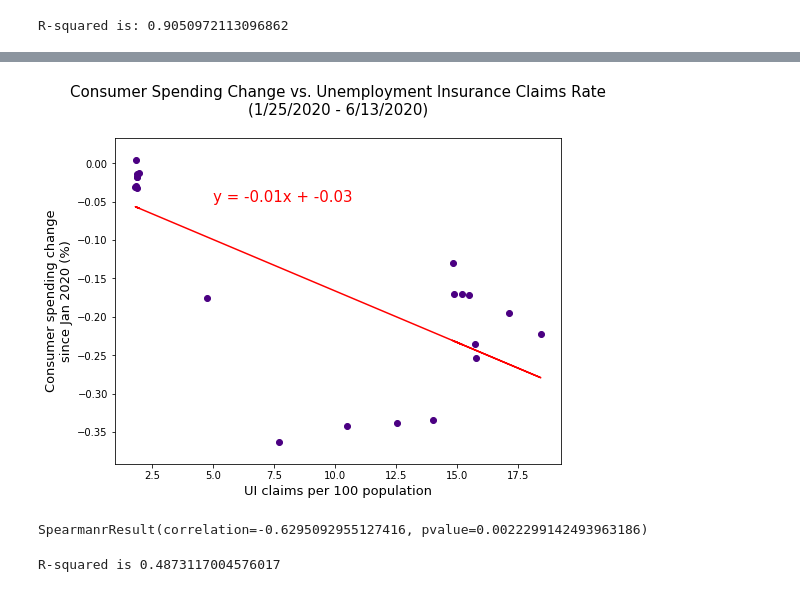
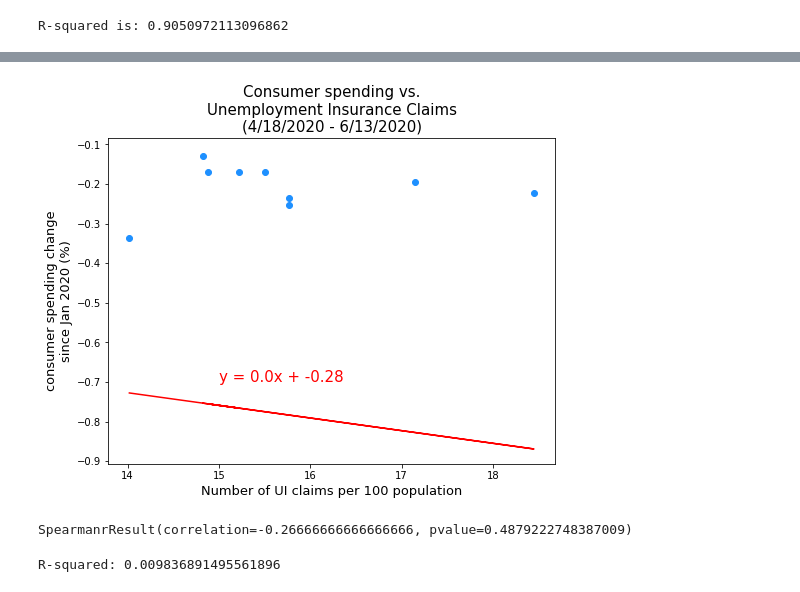
Before and after one commit to Starlinf/Project1, a Jupyter notebook: Project1_Q2.ipynb, the cells around one changed output, grey strips where cells are left out. Cells and saved outputs as stored; diff of their text form; code cells hidden in the pictures.

Commit message:
Cleaned up codes

```diff
--- a/Project1_Q2.ipynb
+++ b/Project1_Q2.ipynb
@@ -645,0 +541,4 @@ R-squared is: 0.9050972113096862
+# %%
+# Scatter plot 2: Consumer spending vs. unemployment insurance claims rate between March 7 - Apr 11 / Top 5 states & FL
+states_mar_apr = clean_cs_uic_df[clean_cs_uic_df.date.between('2020-03-07', '2020-04-11')]
+states_mar_apr.head()
@@ -645,0 +593,4 @@ R-squared is: 0.9050972113096862
+# %%
+# Scatter plot 3: Consumer spending vs. unemployment insurance claims rate between Apr 18 - Jun 13 / Top 5 states & FL
+states_apr_jun = clean_cs_uic_df[clean_cs_uic_df.date.between('2020-04-18', '2020-06-13')]
+states_apr_jun.head()
@@ -646,34 +604,37 @@ R-squared is: 0.9050972113096862
 # %%
-# Scatter plot 2: Consumer spending vs. unemployment insurance claims RATE between Jan and Jun
+states_cs2 = states_apr_jun.groupby('date')['spend_all'].mean()
+states_ui2 = states_apr_jun.groupby('date')['total_claims_rate'].mean()
 
-(slope2, intercept2, rvalue2, pvalue2, stderr2) = stats.linregress(total_claims_rate, total_spending)
-regress_values2 = total_claims_rate * slope2 + intercept2
-line_eq2 = "y = " + str(round(slope2,2)) + "x + " + str(round(intercept2,2))
+(slope6, intercept6, rvalue6, pvalue6, stderr6) = stats.linregress(states_ui2, states_cs2)
+regress_values6 = states_ui2 * slope5 + intercept6
+line_eq6 = "y = " + str(round(slope6,2)) + "x + " + str(round(intercept6,2))
 
-plt.figure(figsize=(8,6)).tight_layout()
+plt.figure(figsize=(8,6))
+
 plt.scatter(
-    total_claims_rate, total_spending,
+    states_ui2, states_cs2,
     marker='o',
-    facecolors='indigo',
-    edgecolors='indigo',
-)
-plt.plot(total_claims_rate,regress_values2,"r-")
-plt.annotate(line_eq2,(5, -0.05),fontsize=15,color="red")
+    facecolors='dodgerblue',
+    edgecolors='dodgerblue')
+plt.plot(states_ui2,regress_values6,"r-")
+plt.annotate(line_eq6,(15, -0.7),fontsize=15,color="red")
 
-plt.title('Consumer Spending Change vs. Unemployment Insurance Claims Rate\n(1/25/2020 - 6/13/2020)\n', fontsize=15)
-plt.xlabel('UI claims per 100 population', fontsize=13)
-plt.ylabel('Consumer spending change\nsince Jan 2020 (%)', fontsize=13)
+plt.title('Consumer spending vs.\nUnemployment Insurance Claims\n(4/18/2020 - 6/13/2020)', fontsize=15)
+plt.xlabel('Number of UI claims per 100 population', fontsize=13)
+plt.ylabel('consumer spending change\nsince Jan 2020 (%)', fontsize=13)
 
 fig.tight_layout()  # otherwise the right y-label is slightly clipped
-# plt.savefig('Q2_cs_uir_scatter.png')
+plt.savefig('Q2_cs_uir_scatter_jun13.png')
 plt.show()
 # %% [output]
-[figure, old version]
+[figure, new version]
-# %%
-stats.spearmanr(total_claims_rate, total_spending)
-# %% [output]
-SpearmanrResult(correlation=-0.6295092955127416, pvalue=0.0022299142493963186)
+# %%
+# Spearman correlation coefficient; assumes 2 data sets are not normally distributed
+stats.spearmanr(states_ui2, states_cs2)
+# %% [output]
+SpearmanrResult(correlation=-0.26666666666666666, pvalue=0.4879222748387009)
 # %%
-print(f"R-squared is {rvalue2**2}")
+# R-squared
+print(f'R-squared: {rvalue6**2}')
 # %% [output]
-R-squared is 0.4873117004576017
+R-squared: 0.009836891495561896
```
Also changed, not shown: parts of 38 cells of this notebook.
